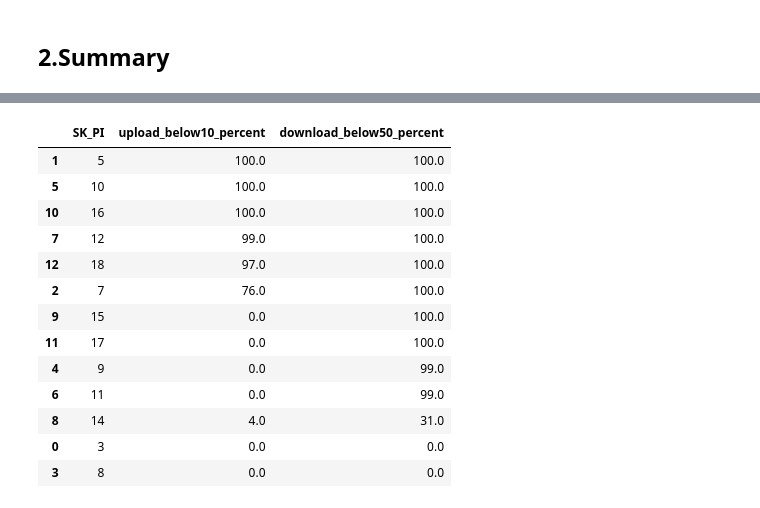
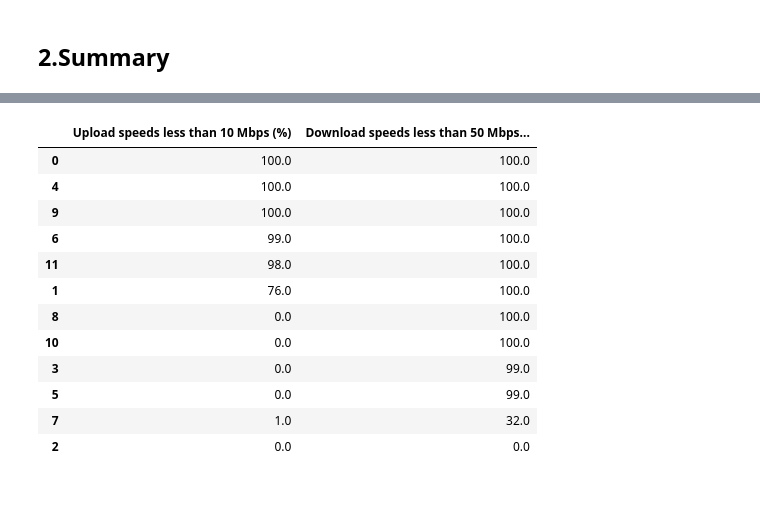
Before and after one commit to cybera/connectin, a Jupyter notebook: data_analysis/2.Summary.ipynb, the cells around one changed output, grey strips where cells are left out. Cells and saved outputs as stored; diff of their text form; code cells hidden in the pictures.

```diff
--- a/data_analysis/2.Summary.ipynb
+++ b/data_analysis/2.Summary.ipynb
@@ -96,12 +120,25 @@ download_df.loc[(download_df["DOWNLOAD"]<50),"below50"]=1
 # %%
 summary_download=download_df.groupby("SK_PI")['below50'].count().reset_index()
 summary_download.rename(columns={'below50':'download_count'}, inplace=True)
+
+mean_download=round(download_df.groupby("SK_PI")['DOWNLOAD'].mean(),2).reset_index()
+mean_download.rename(columns={'DOWNLOAD':'download_mean'}, inplace=True)
+
+std_download=round(download_df.groupby("SK_PI")['DOWNLOAD'].std(),2).reset_index()
+std_download.rename(columns={'DOWNLOAD':'download_std'}, inplace=True)
+
 subset_below50=download_df[download_df['below50']==1]
 summary_below50=subset_below50.groupby("SK_PI")['below50'].count().reset_index()
 summary_below50.rename(columns={'below50':'download_below50'}, inplace=True)
+
 summary_download=pd.merge(summary_download, summary_below50,  how='outer', left_on=['SK_PI'], right_on = ['SK_PI'])
+summary_download=pd.merge(summary_download, mean_download,  how='outer', left_on=['SK_PI'], right_on = ['SK_PI'])
+summary_download=pd.merge(summary_download, std_download,  how='outer', left_on=['SK_PI'], right_on = ['SK_PI'])
+
 summary_download.fillna(0, inplace=True)
-summary_download['download_below50_percent']=round(summary_download['download_below50']/summary_download['download_count']*100)
+summary_download['Download speeds less than 50  Mbps  (%)']=round(summary_download['download_below50']/summary_download['download_count']*100)
 summary_download=summary_download.sort_values(by=['SK_PI'], ascending=[True])
-summary_download
+summary_download["device number"]=summary_download["SK_PI"]
+summary_download=summary_download.reset_index().set_index("device number")
+summary_download[["download_mean","download_std","Download speeds less than 50  Mbps  (%)"]]
 # %% [output]
@@ -172,6 +215,8 @@ else:
     query_upload = "SELECT * FROM SPEEDTEST_UPLOAD WHERE PROVIDER!='iperf' AND UPLOAD>0;"
 upload_df = get_dataframe_from_influxdb(client_df=client_df,query_influx=query_upload,table_name='SPEEDTEST_UPLOAD')
 #upload_df.head()
+upload_df=upload_df[upload_df["SK_PI"]!=3]
+upload_df['time']= upload_df['time'].dt.tz_localize('UTC').dt.tz_convert('America/Winnipeg')
 # %%
 device_numbers_u=upload_df['SK_PI'].unique()
 device_numbers_u=list(map(int, device_numbers_u))
@@ -201,0 +225,4 @@ combined_bar_plot_4traces(xvalues=upload_summary["SK_PI"],
+# %%
+upload_df["hour"]=pd.to_numeric(upload_df["time"].dt.hour)
+by_hour_by_device_u = mean_max_median_min_by2(input_dataframe=upload_df,value1="UPLOAD", value2="UPLOAD",
+                                              value3="UPLOAD",value4="UPLOAD",group_by_value="hour", rename_columns=True)
@@ -212,12 +271,26 @@ upload_df.loc[(upload_df["UPLOAD"]<10),"below10"]=1
 # %%
 summary_upload=upload_df.groupby("SK_PI")['below10'].count().reset_index()
 summary_upload.rename(columns={'below10':'upload_count'}, inplace=True)
+
+mean_upload=round(upload_df.groupby("SK_PI")['UPLOAD'].mean(),2).reset_index()
+mean_upload.rename(columns={'UPLOAD':'upload_mean'}, inplace=True)
+
+std_upload=round(upload_df.groupby("SK_PI")['UPLOAD'].std(),2).reset_index()
+std_upload.rename(columns={'UPLOAD':'upload_std'}, inplace=True)
+
 subset_below10=upload_df[upload_df['below10']==1]
 summary_below10=subset_below10.groupby("SK_PI")['below10'].count().reset_index()
 summary_below10.rename(columns={'below10':'upload_below10'}, inplace=True)
+
 summary_upload=pd.merge(summary_upload, summary_below10,  how='outer', left_on=['SK_PI'], right_on = ['SK_PI'])
+summary_upload=pd.merge(summary_upload, mean_upload,  how='outer', left_on=['SK_PI'], right_on = ['SK_PI'])
+summary_upload=pd.merge(summary_upload, std_upload,  how='outer', left_on=['SK_PI'], right_on = ['SK_PI'])
+
 summary_upload.fillna(0, inplace=True)
-summary_upload['upload_below10_percent']=round(summary_upload['upload_below10']/summary_upload['upload_count']*100)
+summary_upload["Upload speeds less than 10  Mbps  (%)"]=round(summary_upload['upload_below10']/summary_upload['upload_count']*100)
 summary_upload=summary_upload.sort_values(by=['SK_PI'], ascending=[ True])
-summary_upload
+
+summary_upload["device number"]=summary_upload["SK_PI"]
+summary_upload=summary_upload.reset_index().set_index("device number")
+summary_upload[["upload_mean","upload_std","Upload speeds less than 10  Mbps  (%)"]]
 # %% [output]
@@ -283,23 +377,22 @@ simple_boxplot(dataframe=subset,plot_value='UPLOAD',sort_value='weekday',
 #iplot(fig)
 # %%
 summary_upload_download=pd.merge(summary_upload, summary_download,  how='outer', left_on=['SK_PI'], right_on = ['SK_PI'])
-summary_upload_download=summary_upload_download.sort_values(by=['download_below50_percent','upload_below10_percent','SK_PI'], ascending=[False, False, True])
-summary_upload_download[['SK_PI','upload_below10_percent','download_below50_percent']]
+summary_upload_download=summary_upload_download.sort_values(by=['Download speeds less than 50  Mbps  (%)','Upload speeds less than 10  Mbps  (%)','SK_PI'], ascending=[False, False, True])
+summary_upload_download[['Upload speeds less than 10  Mbps  (%)','Download speeds less than 50  Mbps  (%)']]
 # %% [output]
-|  | SK_PI | upload_below10_percent | download_below50_percent |
-| 1 | 5 | 100.0 | 100.0 |
-| 5 | 10 | 100.0 | 100.0 |
-| 10 | 16 | 100.0 | 100.0 |
-| 7 | 12 | 99.0 | 100.0 |
-| 12 | 18 | 97.0 | 100.0 |
-| 2 | 7 | 76.0 | 100.0 |
-| 9 | 15 | 0.0 | 100.0 |
-| 11 | 17 | 0.0 | 100.0 |
-| 4 | 9 | 0.0 | 99.0 |
-| 6 | 11 | 0.0 | 99.0 |
-| 8 | 14 | 4.0 | 31.0 |
-| 0 | 3 | 0.0 | 0.0 |
-| 3 | 8 | 0.0 | 0.0 |
+|  | Upload speeds less than 10 Mbps (%) | Download speeds less than 50 Mbps... |
+| 0 | 100.0 | 100.0 |
+| 4 | 100.0 | 100.0 |
+| 9 | 100.0 | 100.0 |
+| 6 | 99.0 | 100.0 |
+| 11 | 98.0 | 100.0 |
+| 1 | 76.0 | 100.0 |
+| 8 | 0.0 | 100.0 |
+| 10 | 0.0 | 100.0 |
+| 3 | 0.0 | 99.0 |
+| 5 | 0.0 | 99.0 |
+| 7 | 1.0 | 32.0 |
+| 2 | 0.0 | 0.0 |
 # %%
 d = {'SK_PI': [7,12,14,17,11,16,10,18], 'lat': [51.7834662, 50.366367,49.81892,56.5020674,49.13794,
                                                   50.533,50.9080366,56.0867787], 'long': [-96.6966330,-96.613671,
```
Also changed, not shown: parts of 45 cells of this notebook.
